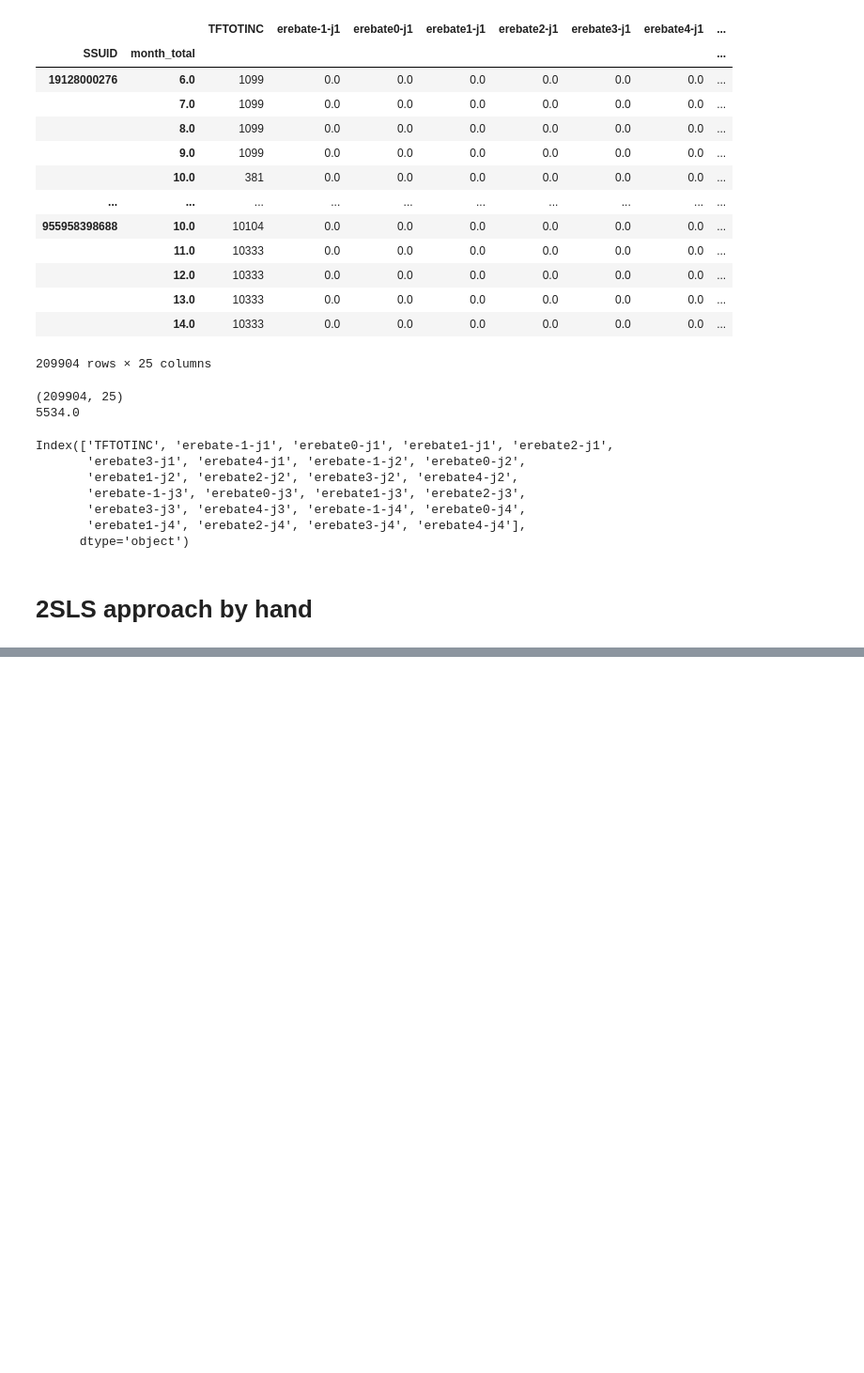
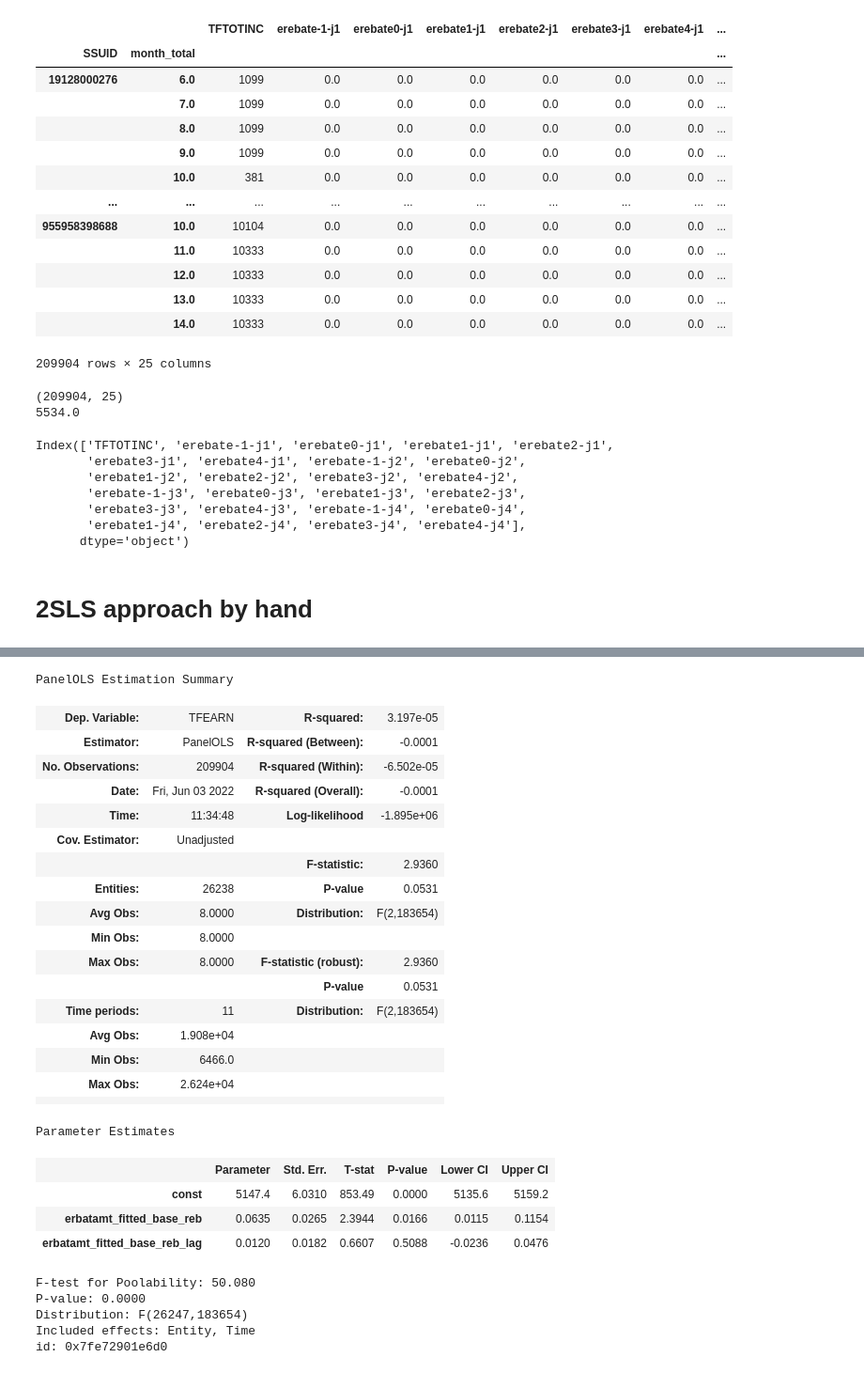
Before and after one commit to MaxDerWeber/MasterThesis, a Jupyter notebook: Analysis.ipynb, the cells around one changed output, grey strips where cells are left out. Shown at 94% size. Saved outputs shown, nothing was run; the diff lists cells and outputs as text; code cells hidden in the pictures; blank space fills up the shorter version.

```diff
--- a/Analysis.ipynb
+++ b/Analysis.ipynb
@@ -398 +434,37 @@ id: 0x7fe73be42730
 - second stage regression: est_reb, est_reb_lag by the .predict() method
+# %%
+exog_vars = powell_hh[['erbatamt_fitted_base_reb', 'erbatamt_fitted_base_reb_lag']]
+exog = sm.add_constant(exog_vars)
+exog
+model_interactions = PanelOLS(powell_hh['TFEARN'], exog, entity_effects = True, time_effects = True, check_rank = True, drop_absorbed=True)
+params_interactions = model_interactions.fit()
+params_interactions
+# %% [output]
+PanelOLS Estimation Summary
+| Dep. Variable: | TFEARN | R-squared: | 3.197e-05 |
+| Estimator: | PanelOLS | R-squared (Between): | -0.0001 |
+| No. Observations: | 209904 | R-squared (Within): | -6.502e-05 |
+| Date: | Fri, Jun 03 2022 | R-squared (Overall): | -0.0001 |
+| Time: | 11:34:48 | Log-likelihood | -1.895e+06 |
+| Cov. Estimator: | Unadjusted |  |  |
+|  |  | F-statistic: | 2.9360 |
+| Entities: | 26238 | P-value | 0.0531 |
+| Avg Obs: | 8.0000 | Distribution: | F(2,183654) |
+| Min Obs: | 8.0000 |  |  |
+| Max Obs: | 8.0000 | F-statistic (robust): | 2.9360 |
+|  |  | P-value | 0.0531 |
+| Time periods: | 11 | Distribution: | F(2,183654) |
+| Avg Obs: | 1.908e+04 |  |  |
+| Min Obs: | 6466.0 |  |  |
+| Max Obs: | 2.624e+04 |  |  |
+|  |  |  |  |
+Parameter Estimates
+|  | Parameter | Std. Err. | T-stat | P-value | Lower CI | Upper CI |
+| const | 5147.4 | 6.0310 | 853.49 | 0.0000 | 5135.6 | 5159.2 |
+| erbatamt_fitted_base_reb | 0.0635 | 0.0265 | 2.3944 | 0.0166 | 0.0115 | 0.1154 |
+| erbatamt_fitted_base_reb_lag | 0.0120 | 0.0182 | 0.6607 | 0.5088 | -0.0236 | 0.0476 |
+F-test for Poolability: 50.080
+P-value: 0.0000
+Distribution: F(26247,183654)
+Included effects: Entity, Time
+id: 0x7fe72901e6d0
```
Also changed, not shown: parts of 7 cells of this notebook.
